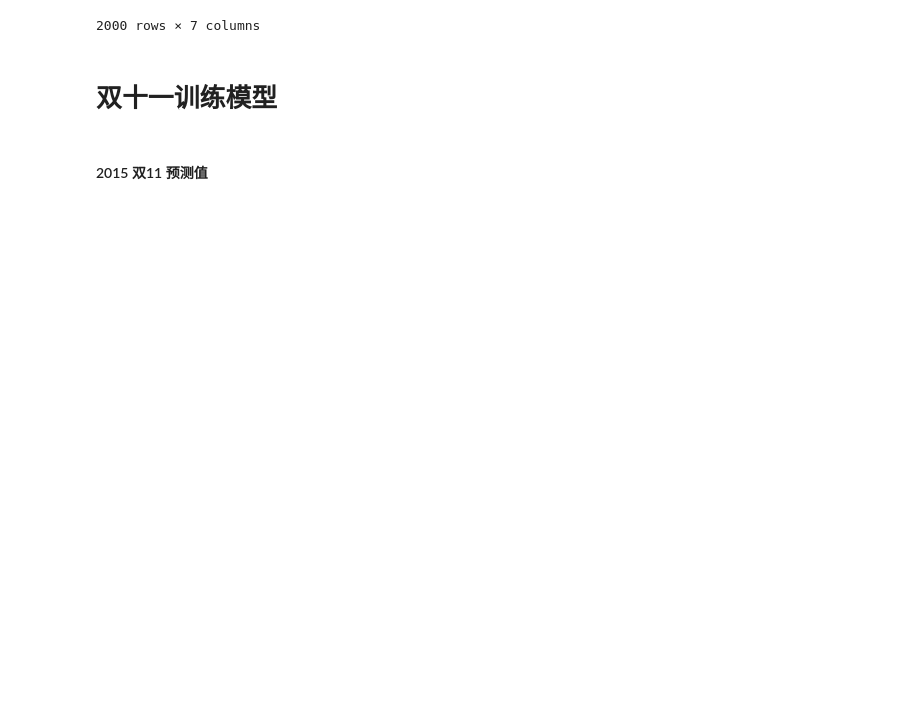
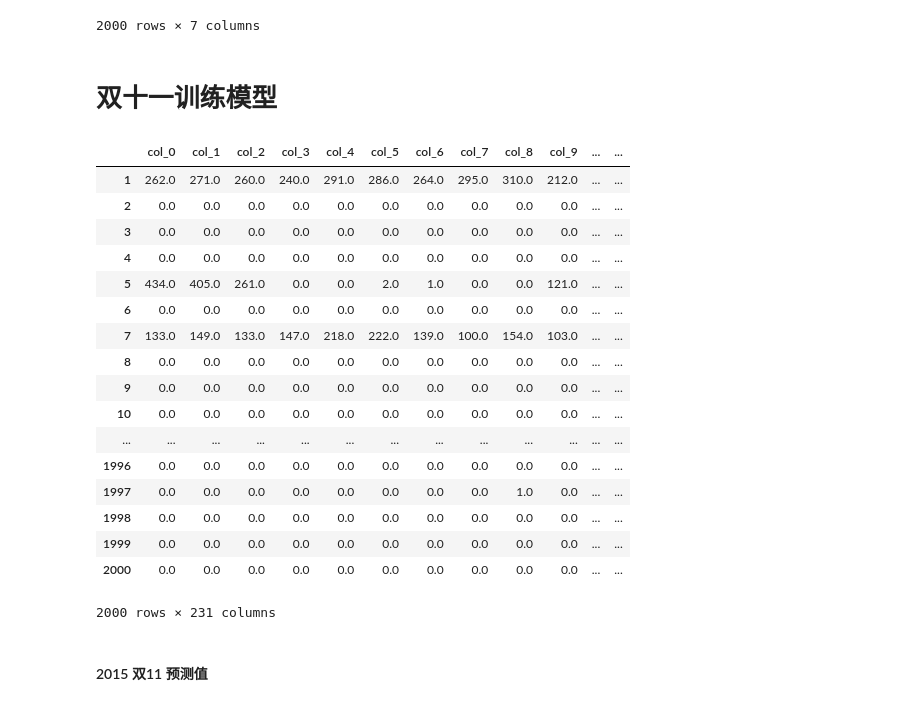
Before and after one commit to wakemeup-xyz/TianChi_IJCAI-17_sales_prediction_code, a Jupyter notebook: regression.ipynb, the cells around one changed output. Cells and saved outputs as stored; diff of their text form; code cells hidden in the pictures; blank space fills up the shorter version.

```diff
--- a/regression.ipynb
+++ b/regression.ipynb
@@ -746,6 +750,27 @@ double11_train_min = double11_train_x.min(axis=1)
 double11_train_median = double11_train_x.median(axis=1)
 double11_train_mad = double11_train_x.mad(axis=1)
 double11_train_var = double11_train_x.var(axis=1)
+# %%
+double11_train_x
+# %% [output]
+|  | col_0 | col_1 | col_2 | col_3 | col_4 | col_5 | col_6 | col_7 | col_8 | col_9 | ... | ... |
+| 1 | 262.0 | 271.0 | 260.0 | 240.0 | 291.0 | 286.0 | 264.0 | 295.0 | 310.0 | 212.0 | ... | ... |
+| 2 | 0.0 | 0.0 | 0.0 | 0.0 | 0.0 | 0.0 | 0.0 | 0.0 | 0.0 | 0.0 | ... | ... |
+| 3 | 0.0 | 0.0 | 0.0 | 0.0 | 0.0 | 0.0 | 0.0 | 0.0 | 0.0 | 0.0 | ... | ... |
+| 4 | 0.0 | 0.0 | 0.0 | 0.0 | 0.0 | 0.0 | 0.0 | 0.0 | 0.0 | 0.0 | ... | ... |
+| 5 | 434.0 | 405.0 | 261.0 | 0.0 | 0.0 | 2.0 | 1.0 | 0.0 | 0.0 | 121.0 | ... | ... |
+| 6 | 0.0 | 0.0 | 0.0 | 0.0 | 0.0 | 0.0 | 0.0 | 0.0 | 0.0 | 0.0 | ... | ... |
+| 7 | 133.0 | 149.0 | 133.0 | 147.0 | 218.0 | 222.0 | 139.0 | 100.0 | 154.0 | 103.0 | ... | ... |
+| 8 | 0.0 | 0.0 | 0.0 | 0.0 | 0.0 | 0.0 | 0.0 | 0.0 | 0.0 | 0.0 | ... | ... |
+| 9 | 0.0 | 0.0 | 0.0 | 0.0 | 0.0 | 0.0 | 0.0 | 0.0 | 0.0 | 0.0 | ... | ... |
+| 10 | 0.0 | 0.0 | 0.0 | 0.0 | 0.0 | 0.0 | 0.0 | 0.0 | 0.0 | 0.0 | ... | ... |
+| ... | ... | ... | ... | ... | ... | ... | ... | ... | ... | ... | ... | ... |
+| 1996 | 0.0 | 0.0 | 0.0 | 0.0 | 0.0 | 0.0 | 0.0 | 0.0 | 0.0 | 0.0 | ... | ... |
+| 1997 | 0.0 | 0.0 | 0.0 | 0.0 | 0.0 | 0.0 | 0.0 | 0.0 | 1.0 | 0.0 | ... | ... |
+| 1998 | 0.0 | 0.0 | 0.0 | 0.0 | 0.0 | 0.0 | 0.0 | 0.0 | 0.0 | 0.0 | ... | ... |
+| 1999 | 0.0 | 0.0 | 0.0 | 0.0 | 0.0 | 0.0 | 0.0 | 0.0 | 0.0 | 0.0 | ... | ... |
+| 2000 | 0.0 | 0.0 | 0.0 | 0.0 | 0.0 | 0.0 | 0.0 | 0.0 | 0.0 | 0.0 | ... | ... |
+2000 rows × 231 columns
 # %%
 double11_train_x = transfrom_Arr_DF(poly.fit_transform(double11_train_x))
 # %%
```
Also changed, not shown: parts of 14 cells of this notebook, 2 other files.
